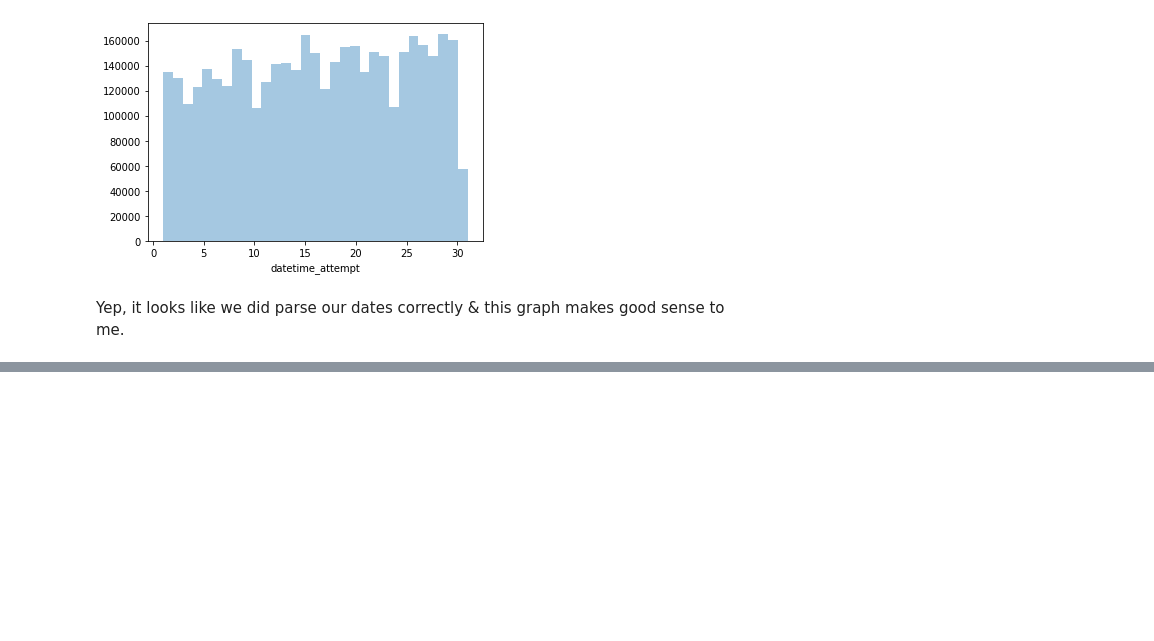
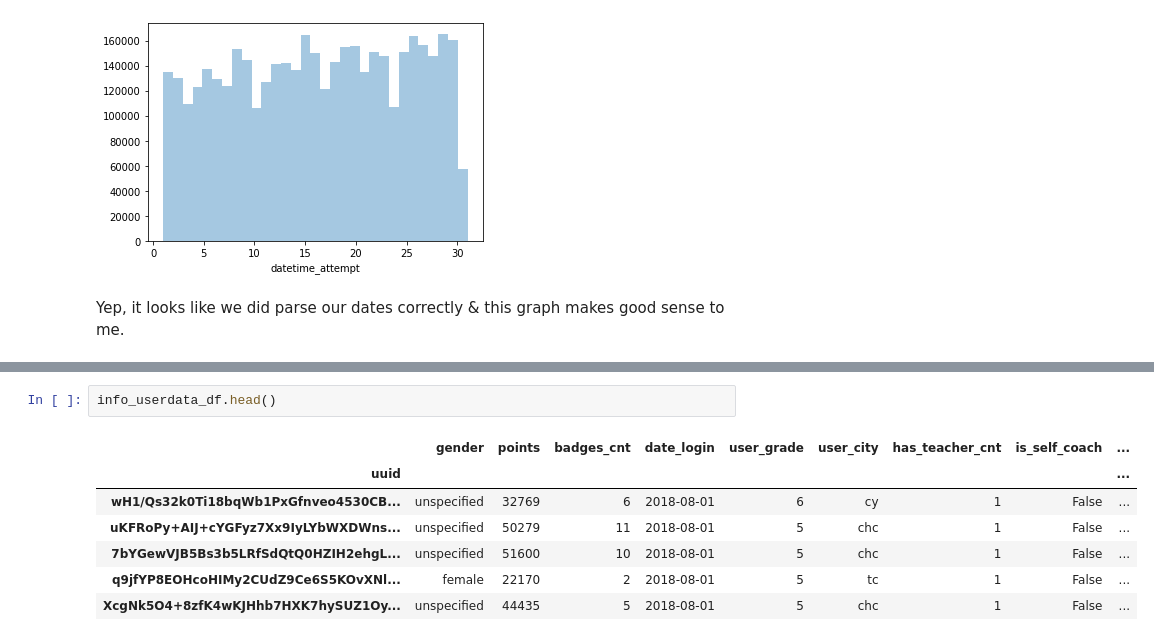
Before and after one commit to likweitan/Assessing-the-Readiness-of-HEI-in-Malaysia-to-Accept-Generation-Alpha, a Jupyter notebook: notebooks/2.0-data-preprocessing.ipynb, the cells around one changed output, grey strips where cells are left out. Cells and saved outputs as stored; diff of their text form; blank space fills up the shorter version.

```diff
--- a/notebooks/2.0-data-preprocessing.ipynb
+++ b/notebooks/2.0-data-preprocessing.ipynb
@@ -332,0 +371,10 @@ Yep, it looks like we did parse our dates correctly & this graph makes good sens
+# %%
+info_userdata_df.head()
+# %% [output]
+|  | gender | points | badges_cnt | date_login | user_grade | user_city | has_teacher_cnt | is_self_coach | ... |
+| uuid |  |  |  |  |  |  |  |  | ... |
+| wH1/Qs32k0Ti18bqWb1PxGfnveo4530CB... | unspecified | 32769 | 6 | 2018-08-01 | 6 | cy | 1 | False | ... |
+| uKFRoPy+AIJ+cYGFyz7Xx9IyLYbWXDWns... | unspecified | 50279 | 11 | 2018-08-01 | 5 | chc | 1 | False | ... |
+| 7bYGewVJB5Bs3b5LRfSdQtQ0HZIH2ehgL... | unspecified | 51600 | 10 | 2018-08-01 | 5 | chc | 1 | False | ... |
+| q9jfYP8EOHcoHIMy2CUdZ9Ce6S5KOvXNl... | female | 22170 | 2 | 2018-08-01 | 5 | tc | 1 | False | ... |
+| XcgNk5O4+8zfK4wKJHhb7HXK7hySUZ1Oy... | unspecified | 44435 | 5 | 2018-08-01 | 5 | chc | 1 | False | ... |
```
Also changed, not shown: parts of 38 cells of this notebook.
